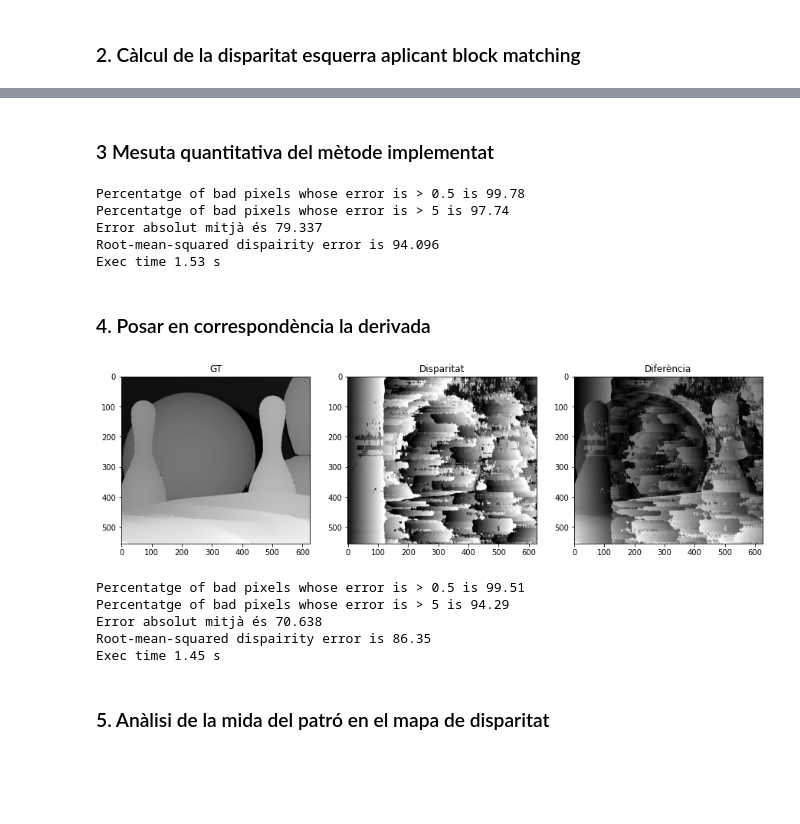
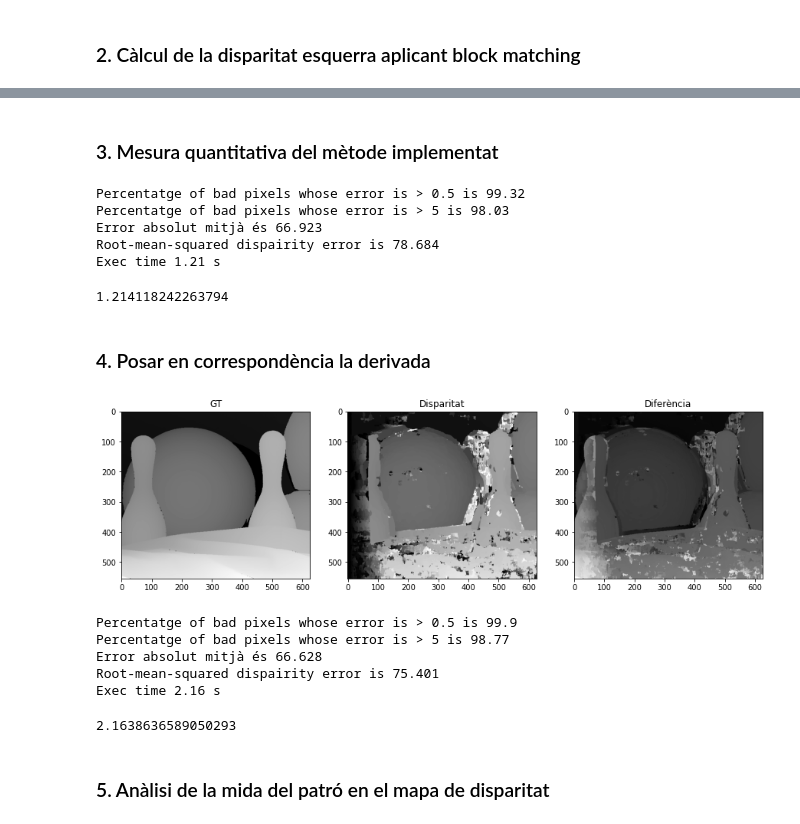
Before and after one commit to Stebf-22/CV---Notebooks, a Jupyter notebook: Practica 04/practica04.ipynb, the cells around one changed output, grey strips where cells are left out. Saved outputs shown, nothing was run; the diff lists cells and outputs as text; code cells hidden in the pictures; blank space fills up the shorter version.

```diff
--- a/Practica 04/practica04.ipynb
+++ b/Practica 04/practica04.ipynb
@@ -53,7 +53,7 @@ image_left, image_right, disparity_left, disparity_mask = get_stereo_scene('Bowl
 ### 2. Càlcul de la disparitat esquerra aplicant block matching
 # %%
 def block_matching_distance_map(img_left, img_right, n, disp_max, prefilter=None):
-    res = np.zeros((img_left.shape[0],img_left.shape[1], disp_max))
+    res = np.zeros((img_left.shape[0],img_left.shape[1], disp_max), dtype = np.float64)
     for d in range(disp_max):
         tmp = np.roll(img_right, d, axis = 1)
         tmp[:,:d] = 0
@@ -70,18 +70,19 @@ def values_from_arg(disparity, mapping):
             arr[x,y] = mapping[x,y,disparity[x,y]]
     return arr
 
-def result(gt, disp_m):
+def result(gt, disp_m, show = True):
     disp = np.argmin(disp_m, axis = 2)
-    fig, ax = plt.subplots(1,3, figsize=(15,25))
-    ax[0].title.set_text('GT')
-    ax[0].imshow(gt, cmap = 'gray')
-    ax[1].title.set_text('Disparitat')
-    ax[1].imshow(disp, cmap = 'gray')
-    ax[2].title.set_text('Diferència')
-    ax[2].imshow(abs(gt-disp), cmap = 'gray')
+    if show:
+        fig, ax = plt.subplots(1,3, figsize=(15,25))
+        ax[0].title.set_text('GT')
+        ax[0].imshow(gt, cmap = 'gray')
+        ax[1].title.set_text('Disparitat')
+        ax[1].imshow(disp, cmap = 'gray')
+        ax[2].title.set_text('Diferència')
+        ax[2].imshow(abs(gt-disp), cmap = 'gray')
     return disp
 # %%
-disp_map = block_matching_distance_map(image_left, image_right, 15, 125)
+disp_map = block_matching_distance_map(image_left, image_right, 17, 125)
 # %%
 x = disp_map[172,100,:]
 # %%
@@ -101,3 +102,3 @@ res = result(disparity_left, disp_map)
 # %% [markdown]
-### 3 Mesuta quantitativa del mètode implementat
+### 3. Mesura quantitativa del mètode implementat
 # %%
@@ -124,24 +133,20 @@ bad(0.5, disparity_left, res)
 bad(5, disparity_left, res)
 avgerr(disparity_left, res)
 rms(disparity_left, res)
-time_err(image_left, image_right, 3, 200)
+time_err(image_left, image_right, 3, 125)
 # %% [output]
-Percentatge of bad pixels whose error is > 0.5 is 99.78
-Percentatge of bad pixels whose error is > 5 is 97.74
-Error absolut mitjà és 79.337
-Root-mean-squared dispairity error is 94.096
-Exec time 1.53 s
+Percentatge of bad pixels whose error is > 0.5 is 99.32
+Percentatge of bad pixels whose error is > 5 is 98.03
+Error absolut mitjà és 66.923
+Root-mean-squared dispairity error is 78.684
+Exec time 1.21 s
+1.214118242263794
 # %% [markdown]
 ### 4. Posar en correspondència la derivada
-# %%
-def sobel(image):
-    x = cv2.Sobel(image, cv2.CV_8U,1,0)
-    #y = cv2.Sobel(image, cv2.CV_16S,1,0)
-    #absX = cv2.convertScaleAbs(x)
-    #absY = cv2.convertScaleAbs(y)
-    #dst = cv2.addWeighted(absX,0.5,absY,0.5,0)
-
-    return x #dst
+# %%
+def sobel(image):
+    x = cv2.Sobel(image, cv2.CV_64F,1,0, ksize = 3)
+    return x
 # %%
 def block_matching_distance_map(img_left, img_right, n, disp_max, prefilter = False):
     if prefilter:
@@ -157,22 +163,23 @@ def block_matching_distance_map(img_left, img_right, n, disp_max, prefilter = Fa
 
     return res
 # %%
-disp_map = block_matching_distance_map(image_left, image_right, 15, 125, prefilter = True)
+disp_map = block_matching_distance_map(image_left, image_right, 17, 125, prefilter = True)
 res = result(disparity_left, disp_map)
 # %% [output]
-[figure, old version]
+[figure, new version]
 # %%
 bad(0.5, disparity_left, res)
 bad(5, disparity_left, res)
 avgerr(disparity_left, res)
 rms(disparity_left, res)
-time_err(image_left, image_right, 16, 125, prefilter=True)
+time_err(image_left, image_right, 15, 125, prefilter=True)
 # %% [output]
-Percentatge of bad pixels whose error is > 0.5 is 99.51
-Percentatge of bad pixels whose error is > 5 is 94.29
-Error absolut mitjà és 70.638
-Root-mean-squared dispairity error is 86.35
-Exec time 1.45 s
+Percentatge of bad pixels whose error is > 0.5 is 99.9
+Percentatge of bad pixels whose error is > 5 is 98.77
+Error absolut mitjà és 66.628
+Root-mean-squared dispairity error is 75.401
+Exec time 2.16 s
+2.1638636589050293
 # %% [markdown]
 ### 5. Anàlisi de la mida del patró en el mapa de disparitat
 # %% [markdown]
```
Also changed, not shown: parts of 13 cells of this notebook.
